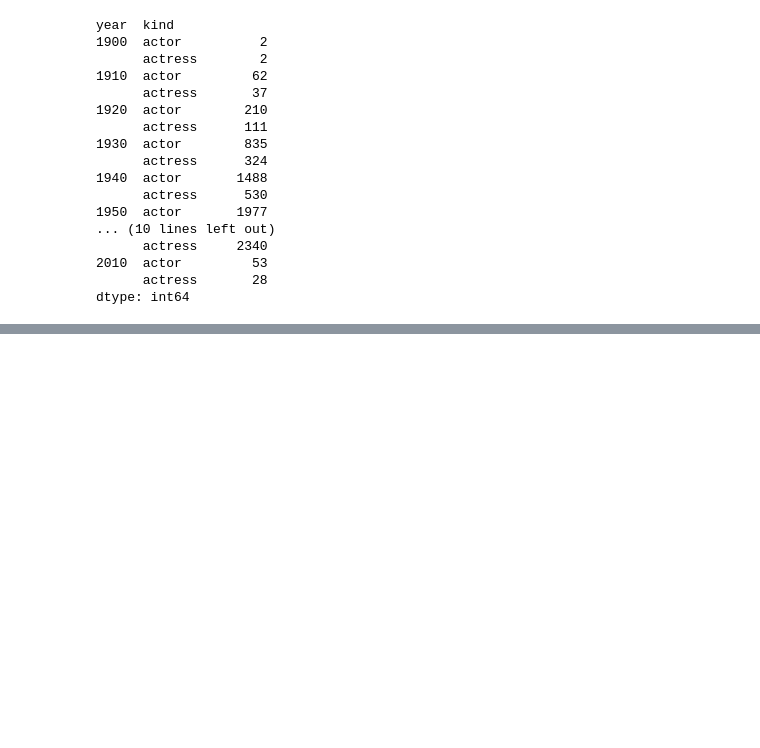
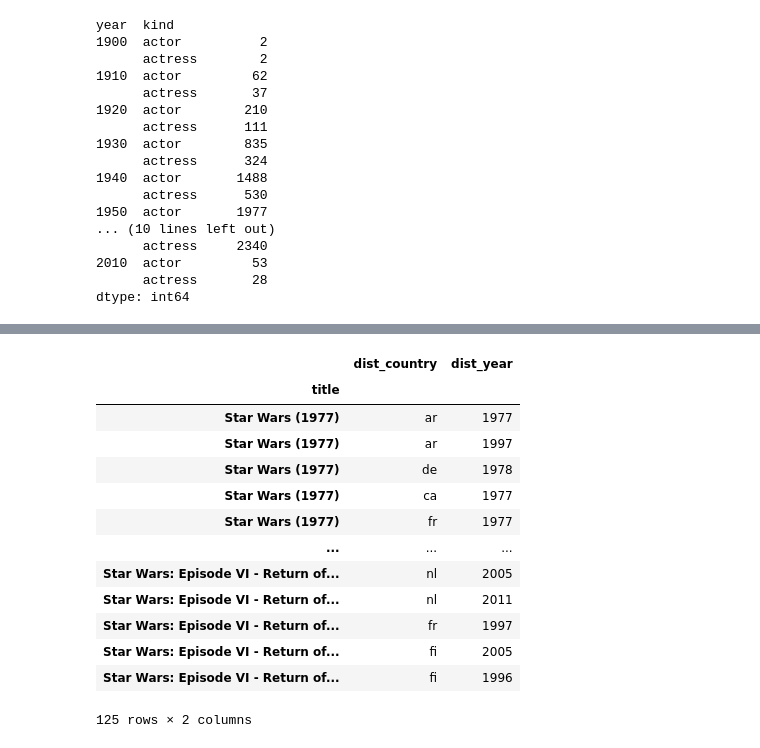
Before and after one commit to kicsikrumpli/python_kata, a Jupyter notebook: kata_02-pandas/imdb_pandas.ipynb, the cells around one changed output, grey strips where cells are left out. Cells and saved outputs as stored; diff of their text form; code cells hidden in the pictures; blank space fills up the shorter version.

```diff
--- a/kata_02-pandas/imdb_pandas.ipynb
+++ b/kata_02-pandas/imdb_pandas.ipynb
@@ -939,0 +998,21 @@ If there are no more indeces (or columns) after stacking / unstacking, we get a
+# %%
+# add distribution country, and distribution year
+m['dist_country'] = m['name'].str.extract(r"[^[]* \[(.{2})] - ")
+m['dist_year'] = m['name'].str.extract(r".* \[..] - \((\d{4})\) ")
+m = m.drop('name', axis=1).dropna()
+m
+# %% [output]
+|  | dist_country | dist_year |
+| title |  |  |
+| Star Wars (1977) | ar | 1977 |
+| Star Wars (1977) | ar | 1997 |
+| Star Wars (1977) | de | 1978 |
+| Star Wars (1977) | ca | 1977 |
+| Star Wars (1977) | fr | 1977 |
+| ... | ... | ... |
+| Star Wars: Episode VI - Return of... | nl | 2005 |
+| Star Wars: Episode VI - Return of... | nl | 2011 |
+| Star Wars: Episode VI - Return of... | fr | 1997 |
+| Star Wars: Episode VI - Return of... | fi | 2005 |
+| Star Wars: Episode VI - Return of... | fi | 1996 |
+125 rows × 2 columns
```
Also changed, not shown: parts of 6 cells of this notebook.
